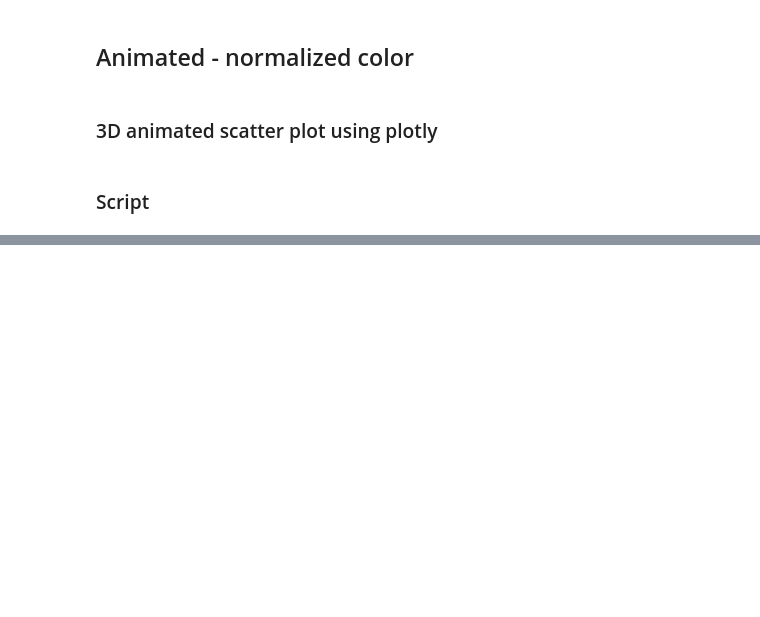
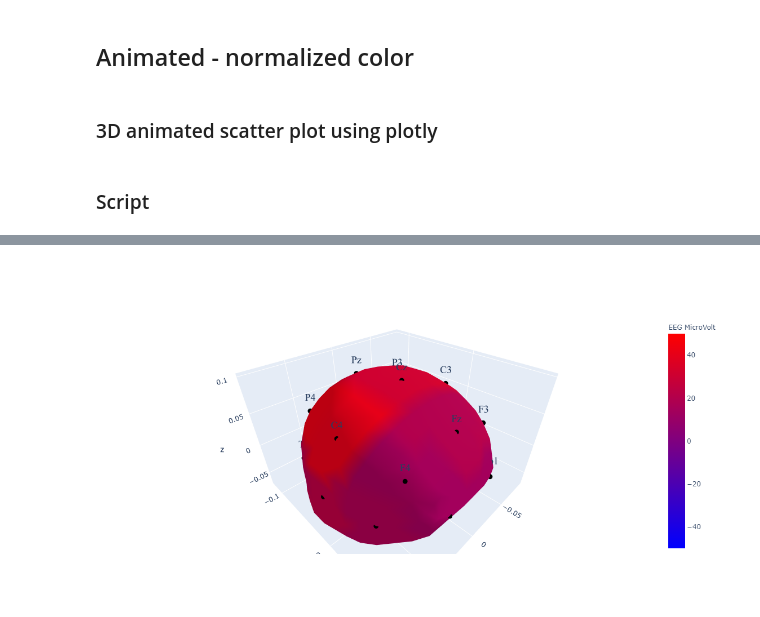
Before and after one commit to UBC-MDS/simpl_eeg_capstone, a Jupyter notebook: data_exploration/node_interpolation.ipynb, the cells around one changed output, grey strips where cells are left out. Drawn from its saved outputs; the diff is of its cells as text; code cells hidden in the pictures; blank space fills up the shorter version.

```diff
--- a/data_exploration/node_interpolation.ipynb
+++ b/data_exploration/node_interpolation.ipynb
@@ -640,0 +709,4 @@ animate_3d_head(raw.data[0])
+# %%
+topo_3d_map(raw.data[0], -300)
+# %% [output]
+[figure, added]
```
Also changed, not shown: parts of 2 cells of this notebook.
